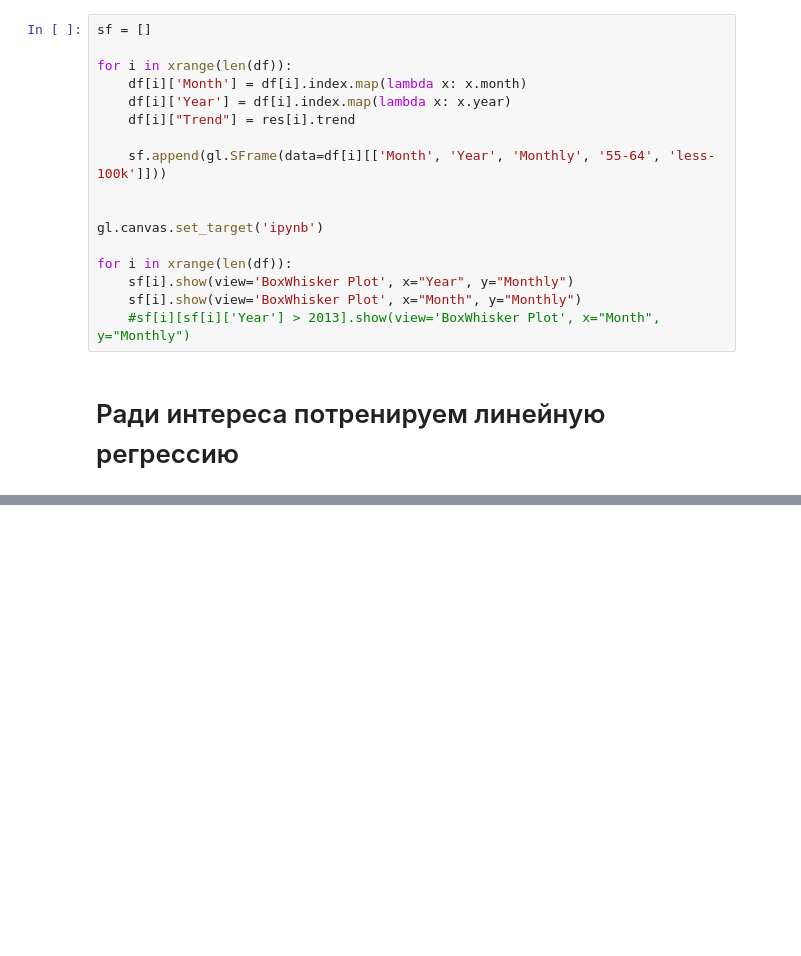
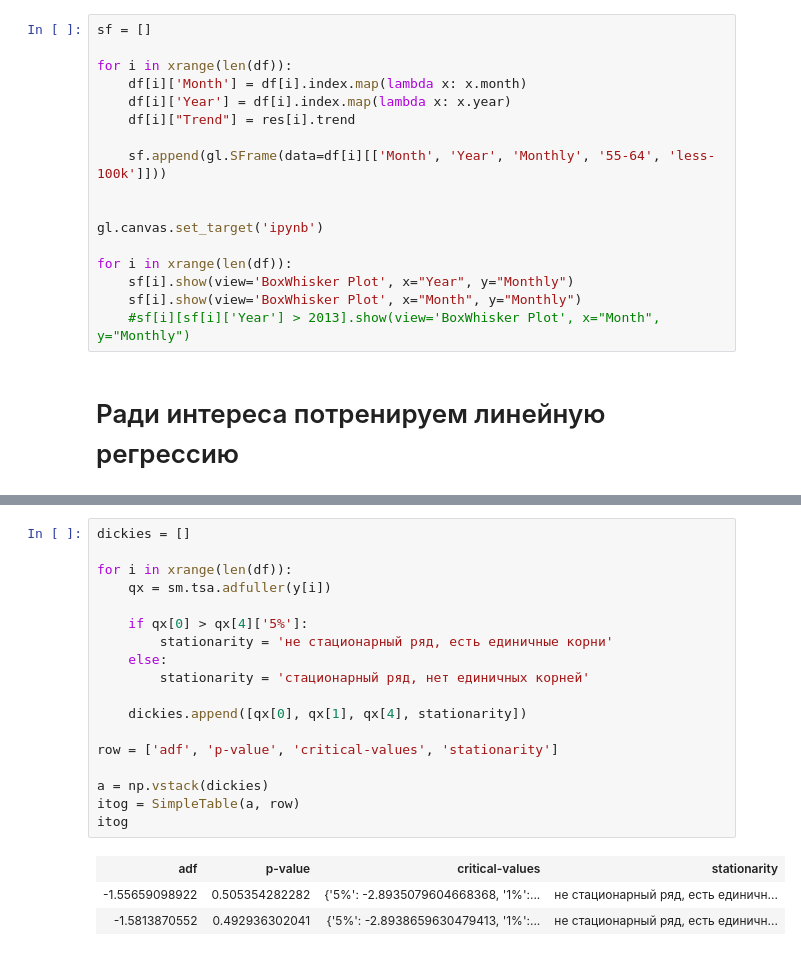
Before and after one commit to Zolberg101/yandex_interview_tasks, a Jupyter notebook: 3/Yandex - metrics analyzer - pre audition task 4.ipynb, the cells around one changed output, grey strips where cells are left out. Saved outputs shown, nothing was run; the diff lists cells and outputs as text; blank space fills up the shorter version.

```diff
--- a/3/Yandex - metrics analyzer - pre audition task 4.ipynb
+++ b/3/Yandex - metrics analyzer - pre audition task 4.ipynb
@@ -352,0 +405,22 @@ resplot = res.plot()
+# %%
+dickies = []
+
+for i in xrange(len(df)):
+    qx = sm.tsa.adfuller(y[i])
+
+    if qx[0] > qx[4]['5%']:
+        stationarity = 'не стационарный ряд, есть единичные корни'
+    else:
+        stationarity = 'стационарный ряд, нет единичных корней'
+
+    dickies.append([qx[0], qx[1], qx[4], stationarity])
+
+row = ['adf', 'p-value', 'critical-values', 'stationarity']
+
+a = np.vstack(dickies)
+itog = SimpleTable(a, row)
+itog
+# %% [output]
+| adf | p-value | critical-values | stationarity |
+| -1.55659098922 | 0.505354282282 | {'5%': -2.8935079604668368, '1%':... | не стационарный ряд, есть единичн... |
+| -1.5813870552 | 0.492936302041 | {'5%': -2.8938659630479413, '1%':... | не стационарный ряд, есть единичн... |
```
Also changed, not shown: parts of 22 cells of this notebook.
